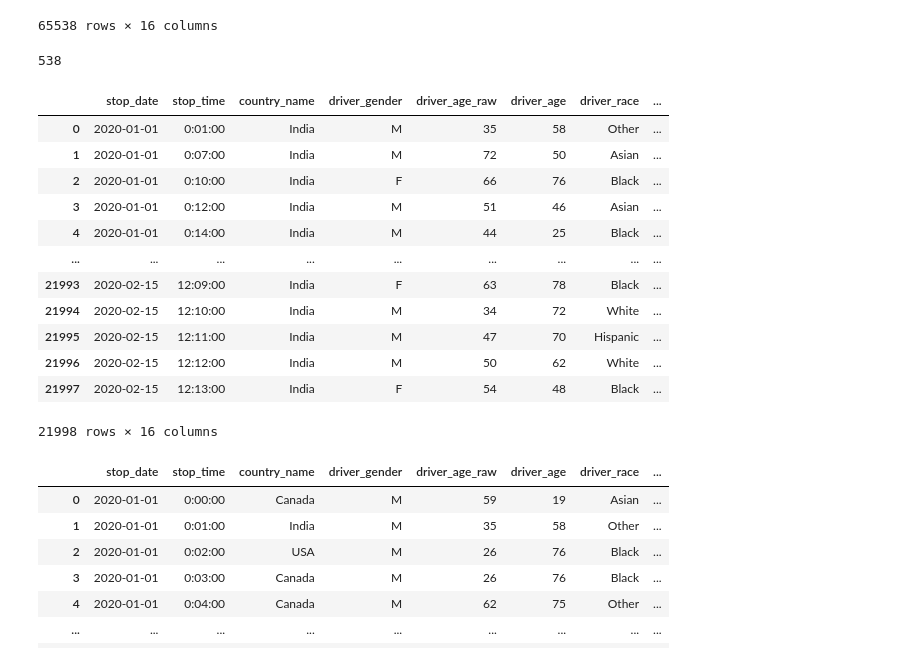
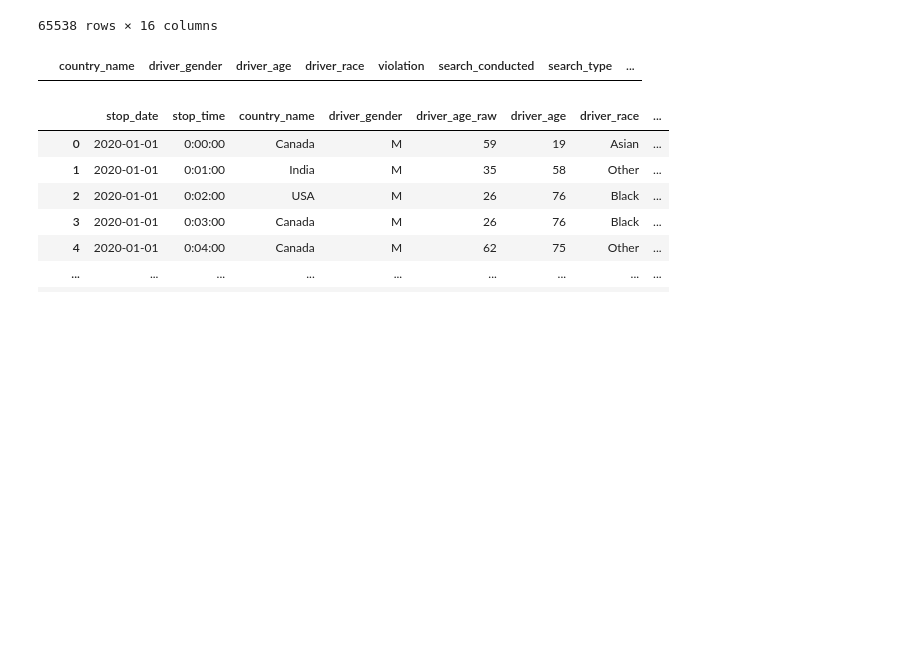
Before and after one commit to krishna7kandhan/Guvi_project, a Jupyter notebook: Guvi_Traffic_Project1.ipynb, the cells around one changed output. Drawn from its saved outputs; the diff is of its cells as text; code cells hidden in the pictures; blank space fills up the shorter version.

```diff
--- a/Guvi_Traffic_Project1.ipynb
+++ b/Guvi_Traffic_Project1.ipynb
@@ -86,7 +74,5 @@ traffic_df
 | 65537 | 2020-02-15 | 12:17:00 | USA | F | 72 | 32 | Other | ... |
 65538 rows × 16 columns
 # %%
-traffic_df.to_sql('traffic_stops',engine,index=False,if_exists='replace')
+#traffic_df.to_sql('traffic_stops',engine,index=False,if_exists='replace')
-# %% [output]
-538
 # %%
@@ -95,19 +81,7 @@ new_traffic_df = pd.read_sql(query,engine)
 # %%
-new_traffic_df
+#new_traffic_df
 # %% [output]
-|  | stop_date | stop_time | country_name | driver_gender | driver_age_raw | driver_age | driver_race | ... |
-| 0 | 2020-01-01 | 0:01:00 | India | M | 35 | 58 | Other | ... |
-| 1 | 2020-01-01 | 0:07:00 | India | M | 72 | 50 | Asian | ... |
-| 2 | 2020-01-01 | 0:10:00 | India | F | 66 | 76 | Black | ... |
-| 3 | 2020-01-01 | 0:12:00 | India | M | 51 | 46 | Asian | ... |
-| 4 | 2020-01-01 | 0:14:00 | India | M | 44 | 25 | Black | ... |
-| ... | ... | ... | ... | ... | ... | ... | ... | ... |
-| 21993 | 2020-02-15 | 12:09:00 | India | F | 63 | 78 | Black | ... |
-| 21994 | 2020-02-15 | 12:10:00 | India | M | 34 | 72 | White | ... |
-| 21995 | 2020-02-15 | 12:11:00 | India | M | 47 | 70 | Hispanic | ... |
-| 21996 | 2020-02-15 | 12:12:00 | India | M | 50 | 62 | White | ... |
-| 21997 | 2020-02-15 | 12:13:00 | India | F | 54 | 48 | Black | ... |
+|  | country_name | driver_gender | driver_age | driver_race | violation | search_conducted | search_type | ... |
-21998 rows × 16 columns
 # %%
 traffic_df
 # %% [output]
```
Also changed, not shown: parts of 47 cells of this notebook.
